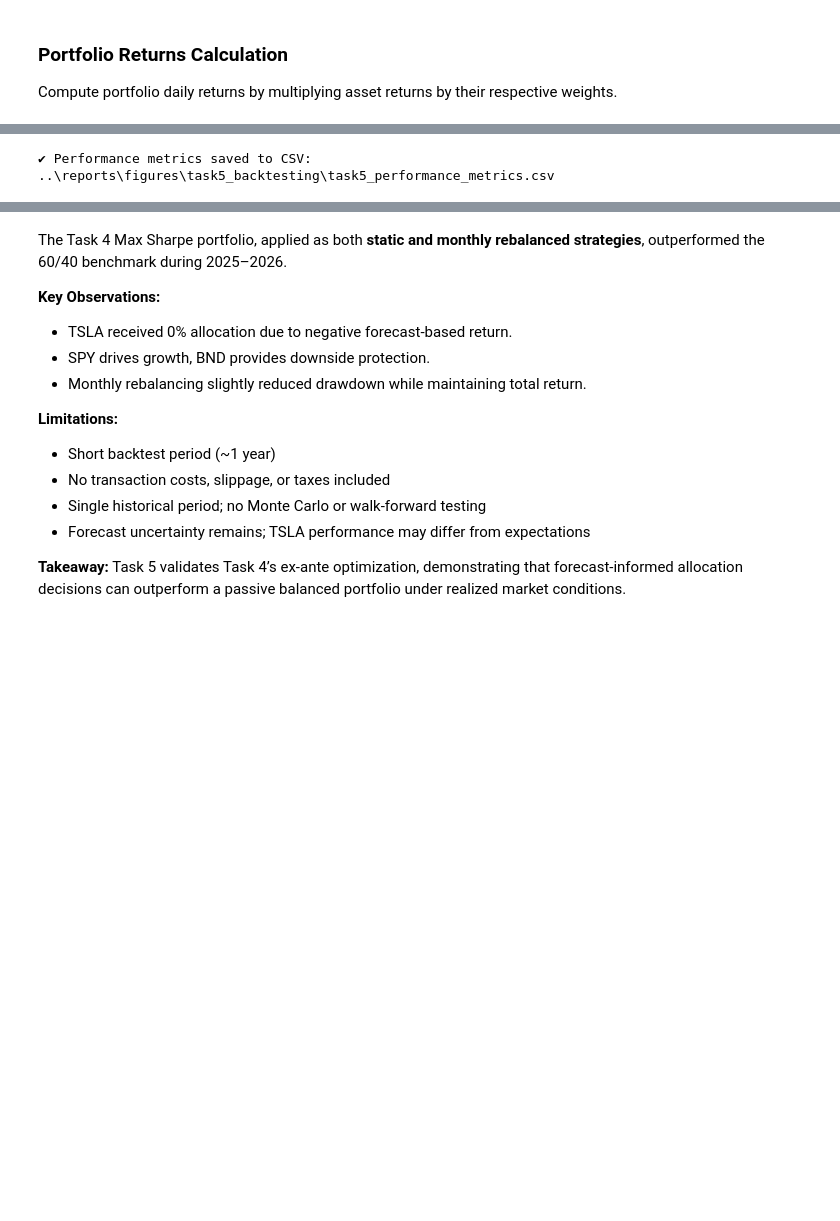
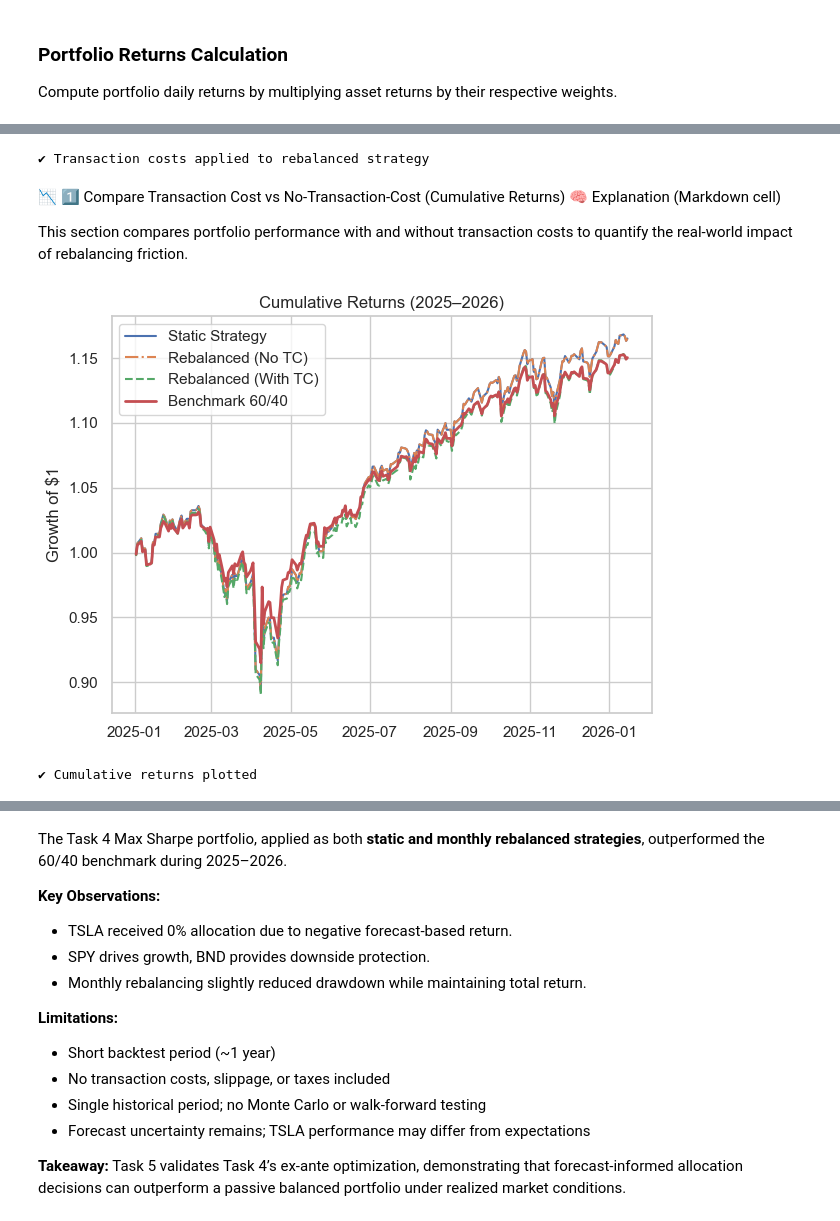
Before and after one commit to bekonad/portfolio-optimization, a Jupyter notebook: notebooks/task5_strategy_backtesting.ipynb, the cells around one changed output, grey strips where cells are left out. Saved outputs shown, nothing was run; the diff lists cells and outputs as text; code cells hidden in the pictures; blank space fills up the shorter version.

Commit message:
Update Task 5 backtesting notebook with rolling, Monte Carlo, TC, metrics, and reports

```diff
--- a/notebooks/task5_strategy_backtesting.ipynb
+++ b/notebooks/task5_strategy_backtesting.ipynb
@@ -77,10 +86,9 @@ daily_returns.head()
 
 TSLA may receive 0% allocation if its risk-adjusted expected return is too low.
 # %%
-# Replace with Task 4 final Max Sharpe weights
 OPTIMAL_WEIGHTS = {
-    "TSLA": 0.0,   # TSLA excluded due to negative forecast
-    "SPY": 0.7273, # Example weight from Task 4
+    "TSLA": 0.0,
+    "SPY": 0.7273,
     "BND": 0.2727
 }
 
@@ -90,6 +98,7 @@ BENCHMARK_WEIGHTS = {
     "BND": 0.40
 }
 
-print("✔ Strategy weights:", OPTIMAL_WEIGHTS)
-print("✔ Benchmark weights:", BENCHMARK_WEIGHTS)
+TRANSACTION_COST = 0.001  # 10 bps
+
+print("✔ Strategy & benchmark weights set")
 # %% [output]
@@ -202,7 +149,41 @@ print("✔ Backtesting complete.")
-# %%
-# Optional: Save performance metrics to CSV for reporting / audit
-metrics_csv_path = os.path.join(FIGURES_DIR, "task5_performance_metrics.csv")
-metrics_df.to_csv(metrics_csv_path)
-print(f"✔ Performance metrics saved to CSV: {metrics_csv_path}")
-# %% [output]
-✔ Performance metrics saved to CSV: ..\reports\figures\task5_backtesting\task5_performance_metrics.csv
+# %%
+strategy_rebal_tc = strategy_rebal_ret.copy()
+
+rebalance_mask = (
+    strategy_rebal_tc.index.to_series()
+    .dt.to_period("M")
+    .ne(strategy_rebal_tc.index.to_series().shift(1).dt.to_period("M"))
+)
+
+strategy_rebal_tc.loc[rebalance_mask] -= TRANSACTION_COST
+
+print("✔ Transaction costs applied to rebalanced strategy")
+# %% [output]
+✔ Transaction costs applied to rebalanced strategy
+# %% [markdown]
+📉 1️⃣ Compare Transaction Cost vs No-Transaction-Cost (Cumulative Returns)
+🧠 Explanation (Markdown cell)
+
+This section compares portfolio performance with and without transaction costs to quantify the real-world impact of rebalancing friction.
+# %%
+cum_static = (1 + strategy_static_ret).cumprod()
+cum_rebal = (1 + strategy_rebal_ret).cumprod()
+cum_rebal_tc = (1 + strategy_rebal_tc).cumprod()
+cum_benchmark = (1 + benchmark_ret).cumprod()
+
+plt.plot(cum_static, label="Static Strategy")
+plt.plot(cum_rebal, label="Rebalanced (No TC)", linestyle="-.")
+plt.plot(cum_rebal_tc, label="Rebalanced (With TC)", linestyle="--")
+plt.plot(cum_benchmark, label="Benchmark 60/40", linewidth=2)
+
+plt.title("Cumulative Returns (2025–2026)")
+plt.ylabel("Growth of $1")
+plt.legend()
+plt.tight_layout()
+plt.savefig(os.path.join(FIGURES_DIR, "cumulative_returns.png"))
+plt.show()
+
+print("✔ Cumulative returns plotted")
+# %% [output]
+[figure, added]
+✔ Cumulative returns plotted
```
Also changed, not shown: parts of 18 cells of this notebook, 15 other files.
